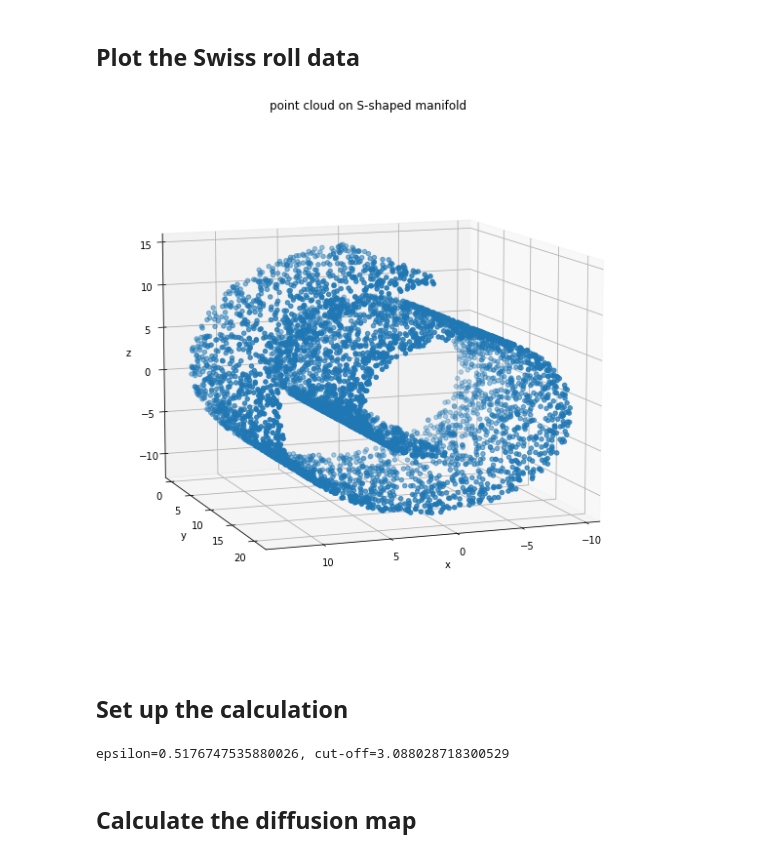
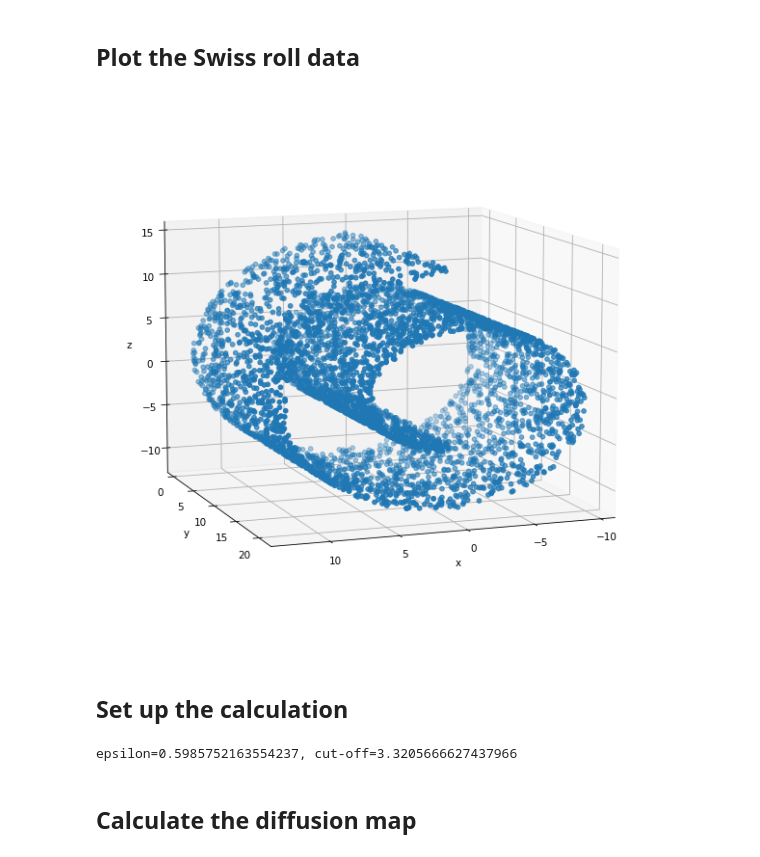
Before and after one commit to gjke/CrowdModelingExercise4, a Jupyter notebook: Task2.ipynb, the cells around one changed output. Cells and saved outputs as stored; diff of their text form; code cells hidden in the pictures.

```diff
--- a/Task2.ipynb
+++ b/Task2.ipynb
@@ -9,7 +9,10 @@ from sklearn import datasets
 import matplotlib.pyplot as plt
 import matplotlib.gridspec as gridspec
 
+from lib.pca.utils import center_data, pca
+
 from scipy.spatial import distance_matrix
 from scipy.sparse.linalg import eigsh
 from scipy.linalg import eigh
 %matplotlib inline
+plt.rcParams['figure.dpi'] = 75
@@ -186,18 +277,17 @@ from datafold.utils.plot import plot_pairwise_eigenvector
 ## Plot the Swiss roll data
 # %%
 nr_samples = 5000
-
+swiss_roll,stuff = sklearn.datasets.make_swiss_roll(n_samples=nr_samples, noise=0.0, random_state=None)
 fig = plt.figure(figsize=(10, 10))
 ax = fig.add_subplot(111, projection="3d")
 X,Y,Z = zip(*swiss_roll)
 ax.scatter(X,Y,Z)
 ax.set_xlabel("x")
 ax.set_ylabel("y")
 ax.set_zlabel("z")
-ax.set_title("point cloud on S-shaped manifold")
 ax.view_init(10, 70)
 # %% [output]
-[figure, old version]
+[figure, new version]
 # %% [markdown]
 ## Set up the calculation
 # %%
@@ -206,7 +296,7 @@ X_pcm.optimize_parameters()
 
 print(f"epsilon={X_pcm.kernel.epsilon}, cut-off={X_pcm.cut_off}")
 # %% [output]
-epsilon=0.5176747535880026, cut-off=3.088028718300529
+epsilon=0.5985752163554237, cut-off=3.3205666627437966
 # %% [markdown]
 ## Calculate the diffusion map
 # %%
```
Also changed, not shown: parts of 20 cells of this notebook.
